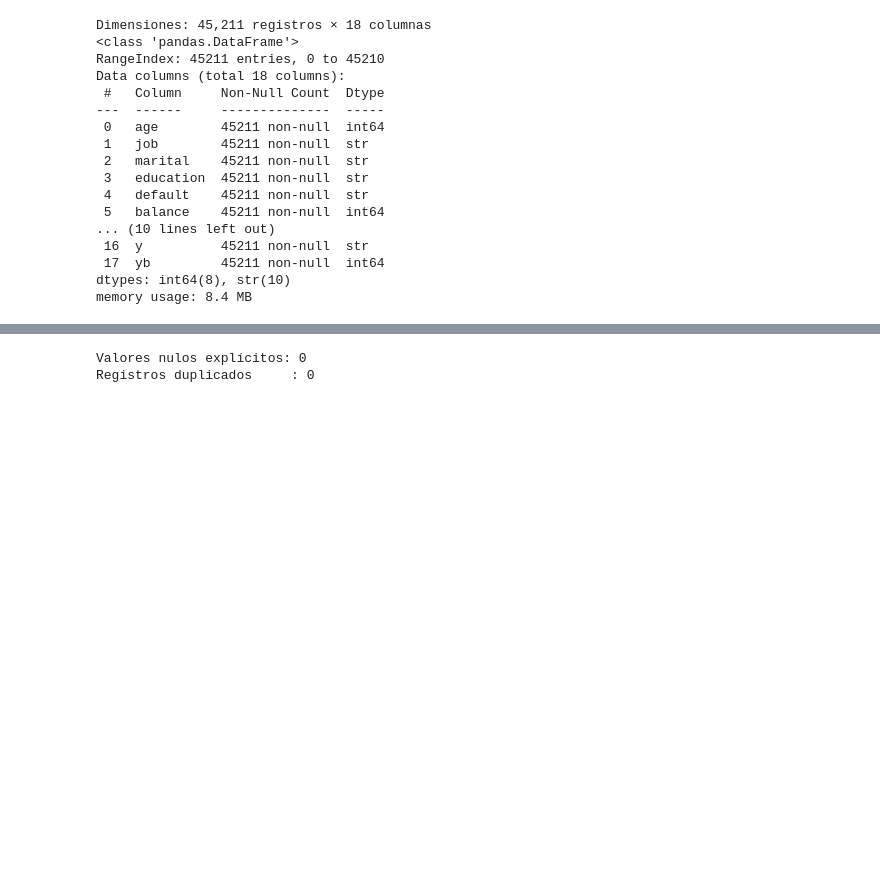
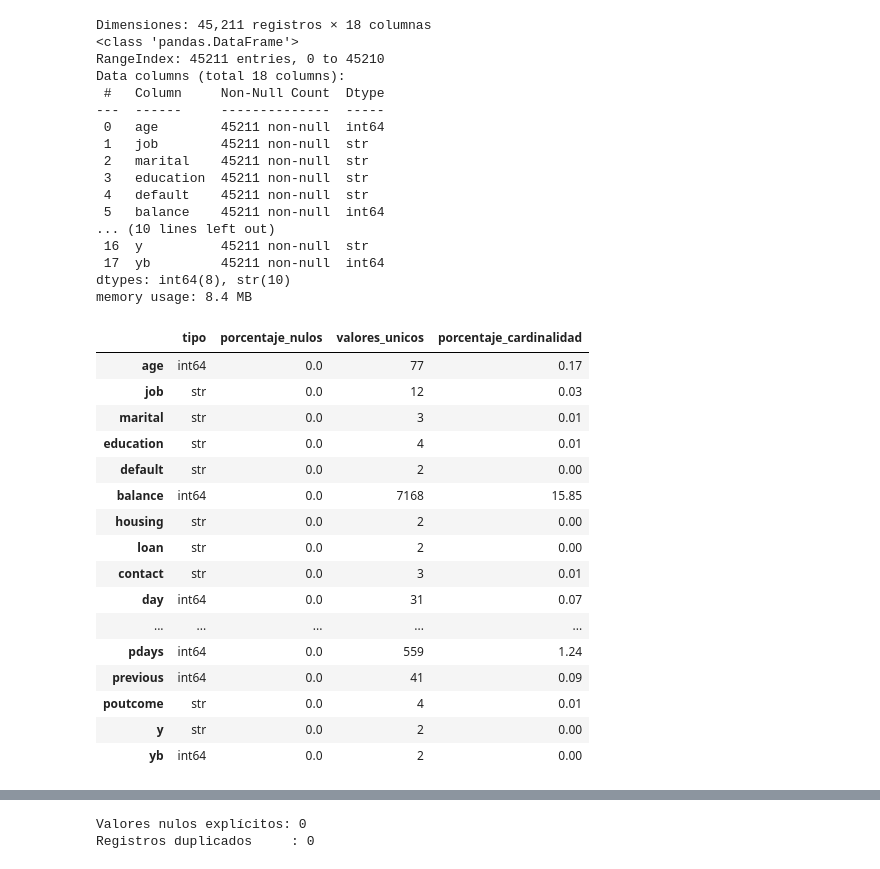
Before and after one commit to claudiafranzoni/Proyecto_Modelo_machine_learning, a Jupyter notebook: main.ipynb, the cells around one changed output, grey strips where cells are left out. Cells and saved outputs as stored; diff of their text form; code cells hidden in the pictures; blank space fills up the shorter version.

```diff
--- a/main.ipynb
+++ b/main.ipynb
@@ -91,0 +98,20 @@ memory usage: 8.4 MB
+# %%
+describe_df(df)
+# %% [output]
+|  | tipo | porcentaje_nulos | valores_unicos | porcentaje_cardinalidad |
+| age | int64 | 0.0 | 77 | 0.17 |
+| job | str | 0.0 | 12 | 0.03 |
+| marital | str | 0.0 | 3 | 0.01 |
+| education | str | 0.0 | 4 | 0.01 |
+| default | str | 0.0 | 2 | 0.00 |
+| balance | int64 | 0.0 | 7168 | 15.85 |
+| housing | str | 0.0 | 2 | 0.00 |
+| loan | str | 0.0 | 2 | 0.00 |
+| contact | str | 0.0 | 3 | 0.01 |
+| day | int64 | 0.0 | 31 | 0.07 |
+| ... | ... | ... | ... | ... |
+| pdays | int64 | 0.0 | 559 | 1.24 |
+| previous | int64 | 0.0 | 41 | 0.09 |
+| poutcome | str | 0.0 | 4 | 0.01 |
+| y | str | 0.0 | 2 | 0.00 |
+| yb | int64 | 0.0 | 2 | 0.00 |
```
Also changed, not shown: parts of 4 cells of this notebook, 6 other files.
